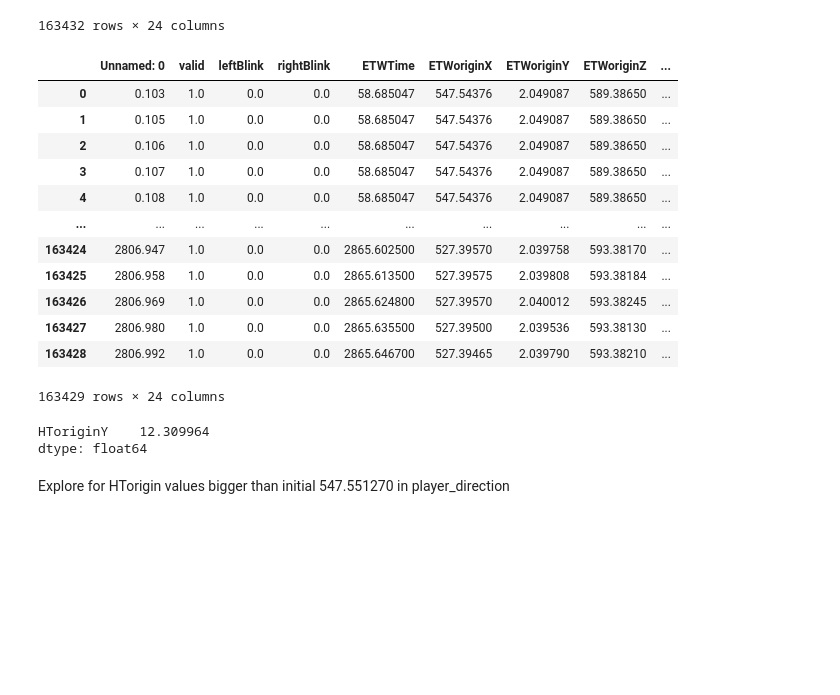
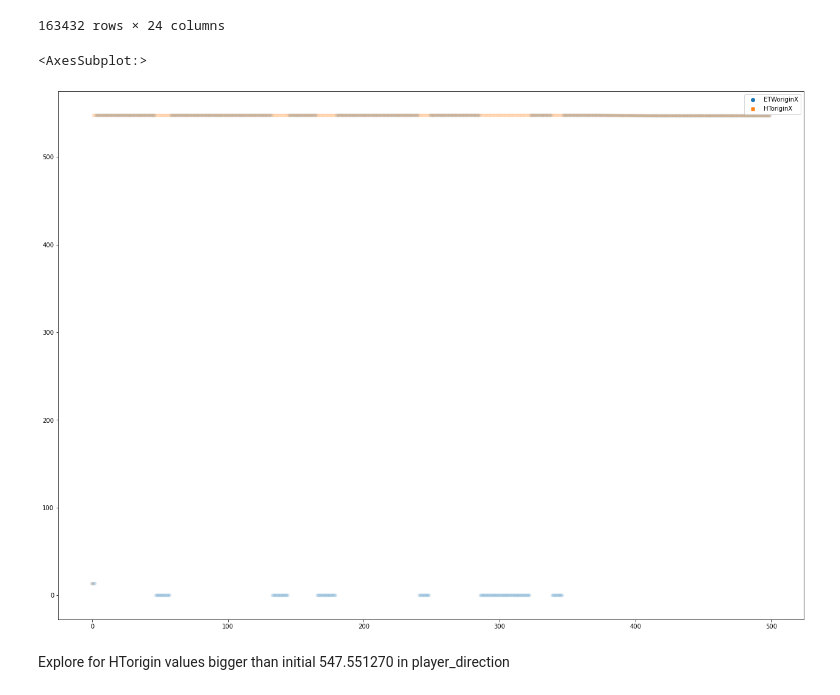
Before and after one commit to JohnMadrid/VillageBehavioralWalk, a Jupyter notebook: positions_filtering.ipynb, the cells around one changed output. Saved outputs shown, nothing was run; the diff lists cells and outputs as text; code cells hidden in the pictures; blank space fills up the shorter version.

```diff
--- a/positions_filtering.ipynb
+++ b/positions_filtering.ipynb
@@ -309,25 +297,3 @@ df_clean
 | 163430 | 2806.980 | 1.0 | 0.0 | 0.0 | 2865.635500 | 527.395000 | 2.039536 | 593.381300 | ... |
 | 163431 | 2806.992 | 1.0 | 0.0 | 0.0 | 2865.646700 | 527.394650 | 2.039790 | 593.382100 | ... |
 163432 rows × 24 columns
-# %%
-df_clean2 = df_clean.drop([0,1,2]).reset_index(drop=True)
-df_clean2
-# %% [output]
-|  | Unnamed: 0 | valid | leftBlink | rightBlink | ETWTime | ETWoriginX | ETWoriginY | ETWoriginZ | ... |
-| 0 | 0.103 | 1.0 | 0.0 | 0.0 | 58.685047 | 547.54376 | 2.049087 | 589.38650 | ... |
-| 1 | 0.105 | 1.0 | 0.0 | 0.0 | 58.685047 | 547.54376 | 2.049087 | 589.38650 | ... |
-| 2 | 0.106 | 1.0 | 0.0 | 0.0 | 58.685047 | 547.54376 | 2.049087 | 589.38650 | ... |
-| 3 | 0.107 | 1.0 | 0.0 | 0.0 | 58.685047 | 547.54376 | 2.049087 | 589.38650 | ... |
-| 4 | 0.108 | 1.0 | 0.0 | 0.0 | 58.685047 | 547.54376 | 2.049087 | 589.38650 | ... |
-| ... | ... | ... | ... | ... | ... | ... | ... | ... | ... |
-| 163424 | 2806.947 | 1.0 | 0.0 | 0.0 | 2865.602500 | 527.39570 | 2.039758 | 593.38170 | ... |
-| 163425 | 2806.958 | 1.0 | 0.0 | 0.0 | 2865.613500 | 527.39575 | 2.039808 | 593.38184 | ... |
-| 163426 | 2806.969 | 1.0 | 0.0 | 0.0 | 2865.624800 | 527.39570 | 2.040012 | 593.38245 | ... |
-| 163427 | 2806.980 | 1.0 | 0.0 | 0.0 | 2865.635500 | 527.39500 | 2.039536 | 593.38130 | ... |
-| 163428 | 2806.992 | 1.0 | 0.0 | 0.0 | 2865.646700 | 527.39465 | 2.039790 | 593.38210 | ... |
-163429 rows × 24 columns
-# %%
-df_clean2[['HToriginY']].max()
-# %% [output]
-HToriginY    12.309964
-dtype: float64
@@ -334,2 +312,9 @@ dtype: float64
+# %%
+fig, ax = plt.subplots(1,1, figsize=(22, 16))
+d = df_clean[['ETWoriginX', 'HToriginX']].head(500)
+sns.scatterplot(data=d, alpha=0.2)
+# %% [output]
+<AxesSubplot:>
+[figure, added]
 # %% [markdown]
 Explore for HTorigin values bigger than initial 547.551270 in player_direction
```
Also changed, not shown: parts of 11 cells of this notebook.
